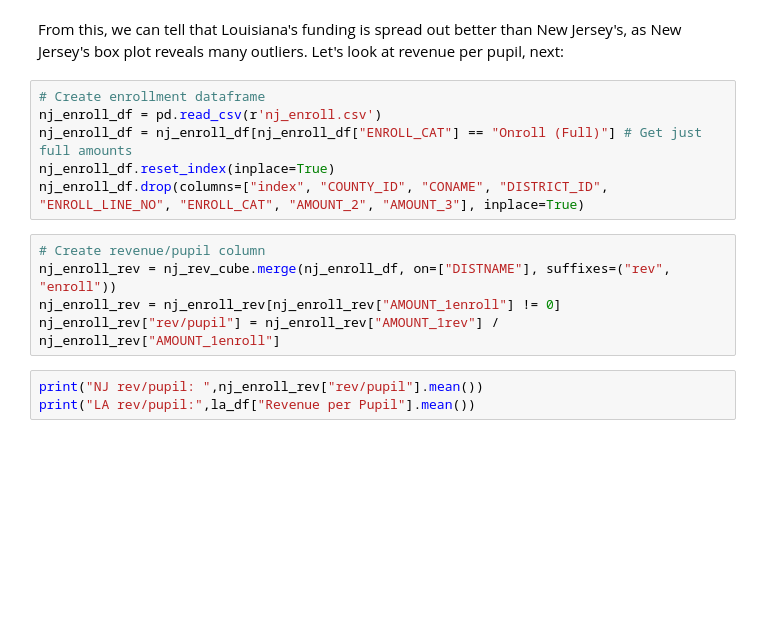
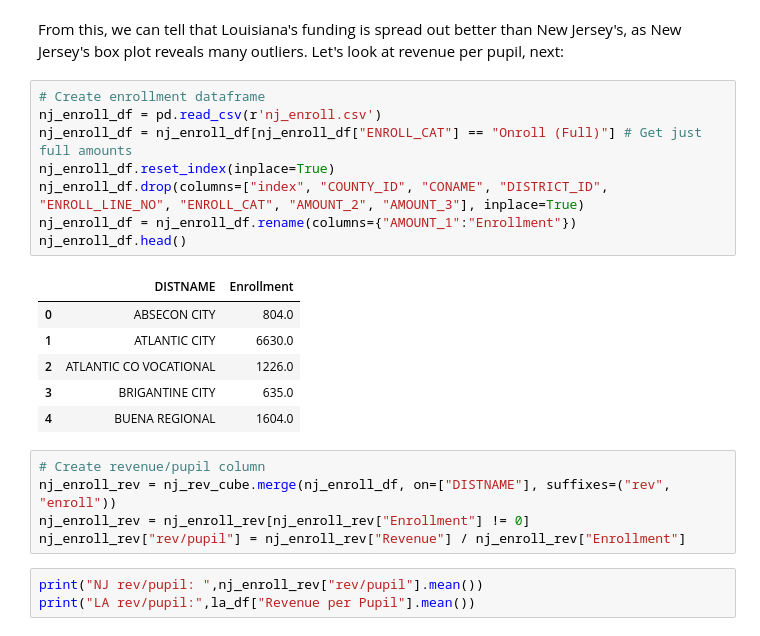
Before and after one commit to NickOuellet/NickOuellet.github.io, a Jupyter notebook: Final_Tutorial.ipynb, the cells around one changed output. Saved outputs shown, nothing was run; the diff lists cells and outputs as text; blank space fills up the shorter version.

```diff
--- a/Final_Tutorial.ipynb
+++ b/Final_Tutorial.ipynb
@@ -279,14 +301,23 @@ From this, we can tell that Louisiana's funding is spread out better than New Je
 # %%
 # Create enrollment dataframe
 nj_enroll_df = pd.read_csv(r'nj_enroll.csv')
 nj_enroll_df = nj_enroll_df[nj_enroll_df["ENROLL_CAT"] == "Onroll (Full)"] # Get just full amounts
 nj_enroll_df.reset_index(inplace=True)
 nj_enroll_df.drop(columns=["index", "COUNTY_ID", "CONAME", "DISTRICT_ID", "ENROLL_LINE_NO", "ENROLL_CAT", "AMOUNT_2", "AMOUNT_3"], inplace=True)
+nj_enroll_df = nj_enroll_df.rename(columns={"AMOUNT_1":"Enrollment"})
+nj_enroll_df.head()
+# %% [output]
+|  | DISTNAME | Enrollment |
+| 0 | ABSECON CITY | 804.0 |
+| 1 | ATLANTIC CITY | 6630.0 |
+| 2 | ATLANTIC CO VOCATIONAL | 1226.0 |
+| 3 | BRIGANTINE CITY | 635.0 |
+| 4 | BUENA REGIONAL | 1604.0 |
 # %%
 # Create revenue/pupil column
 nj_enroll_rev = nj_rev_cube.merge(nj_enroll_df, on=["DISTNAME"], suffixes=("rev", "enroll"))
-nj_enroll_rev = nj_enroll_rev[nj_enroll_rev["AMOUNT_1enroll"] != 0]
-nj_enroll_rev["rev/pupil"] = nj_enroll_rev["AMOUNT_1rev"] / nj_enroll_rev["AMOUNT_1enroll"]
+nj_enroll_rev = nj_enroll_rev[nj_enroll_rev["Enrollment"] != 0]
+nj_enroll_rev["rev/pupil"] = nj_enroll_rev["Revenue"] / nj_enroll_rev["Enrollment"]
 # %%
 print("NJ rev/pupil: ",nj_enroll_rev["rev/pupil"].mean())
 print("LA rev/pupil:",la_df["Revenue per Pupil"].mean())
```
Also changed, not shown: parts of 6 cells of this notebook.
